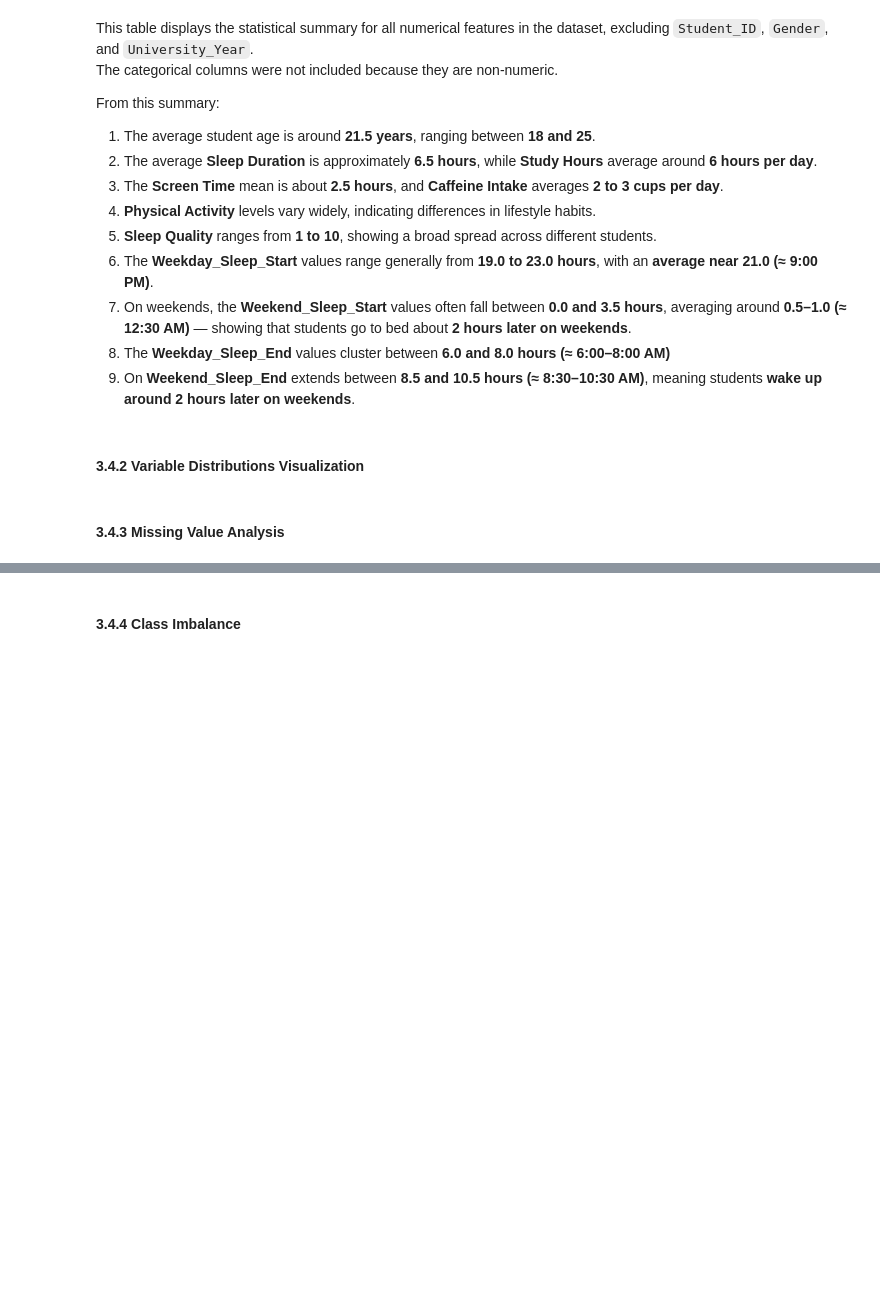
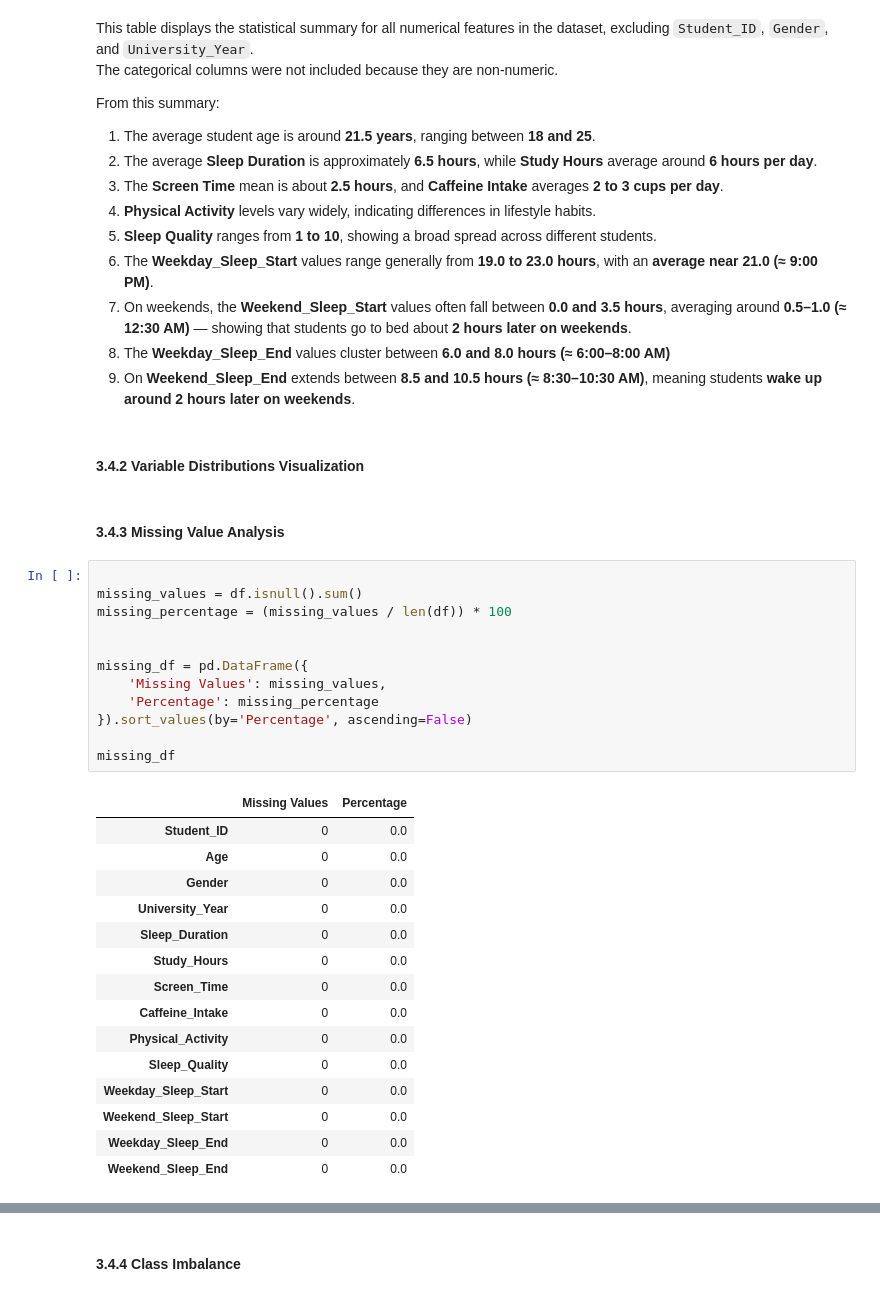
Before and after one commit to sultanahAL/SWE485-Group2, a Jupyter notebook: Phase1_Data_Exploration.ipynb, the cells around one changed output, grey strips where cells are left out. Cells and saved outputs as stored; diff of their text form; blank space fills up the shorter version.

```diff
--- a/Phase1_Data_Exploration.ipynb
+++ b/Phase1_Data_Exploration.ipynb
@@ -182,3 +182,31 @@ From this summary:
 #### 3.4.2 Variable Distributions Visualization
 # %% [markdown]
 #### 3.4.3 Missing Value Analysis
+# %%
+
+missing_values = df.isnull().sum()
+missing_percentage = (missing_values / len(df)) * 100
+
+
+missing_df = pd.DataFrame({
+    'Missing Values': missing_values,
+    'Percentage': missing_percentage
+}).sort_values(by='Percentage', ascending=False)
+
+missing_df
+# %% [output]
+|  | Missing Values | Percentage |
+| Student_ID | 0 | 0.0 |
+| Age | 0 | 0.0 |
+| Gender | 0 | 0.0 |
+| University_Year | 0 | 0.0 |
+| Sleep_Duration | 0 | 0.0 |
+| Study_Hours | 0 | 0.0 |
+| Screen_Time | 0 | 0.0 |
+| Caffeine_Intake | 0 | 0.0 |
+| Physical_Activity | 0 | 0.0 |
+| Sleep_Quality | 0 | 0.0 |
+| Weekday_Sleep_Start | 0 | 0.0 |
+| Weekend_Sleep_Start | 0 | 0.0 |
+| Weekday_Sleep_End | 0 | 0.0 |
+| Weekend_Sleep_End | 0 | 0.0 |
```
Also changed, not shown: parts of 3 cells of this notebook.
